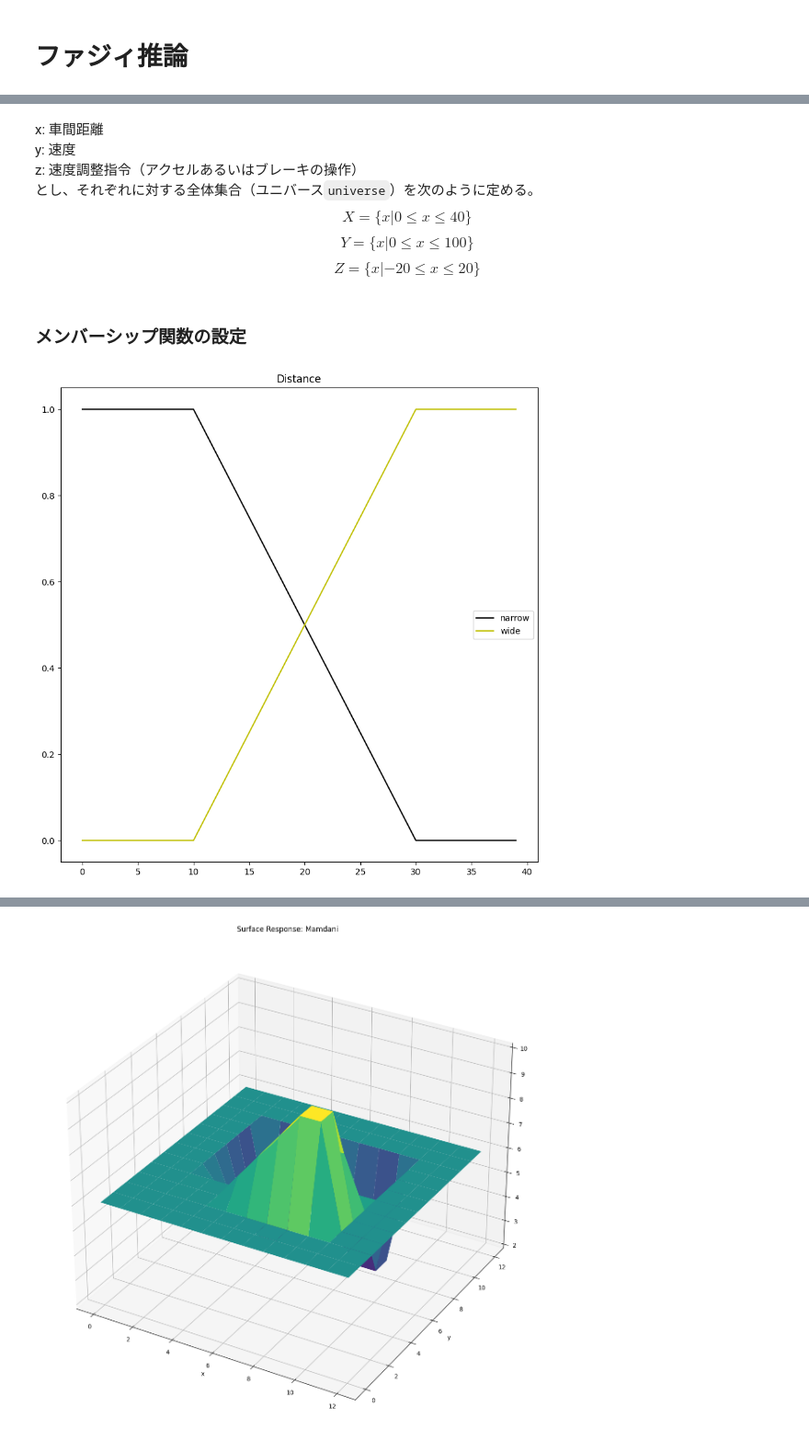
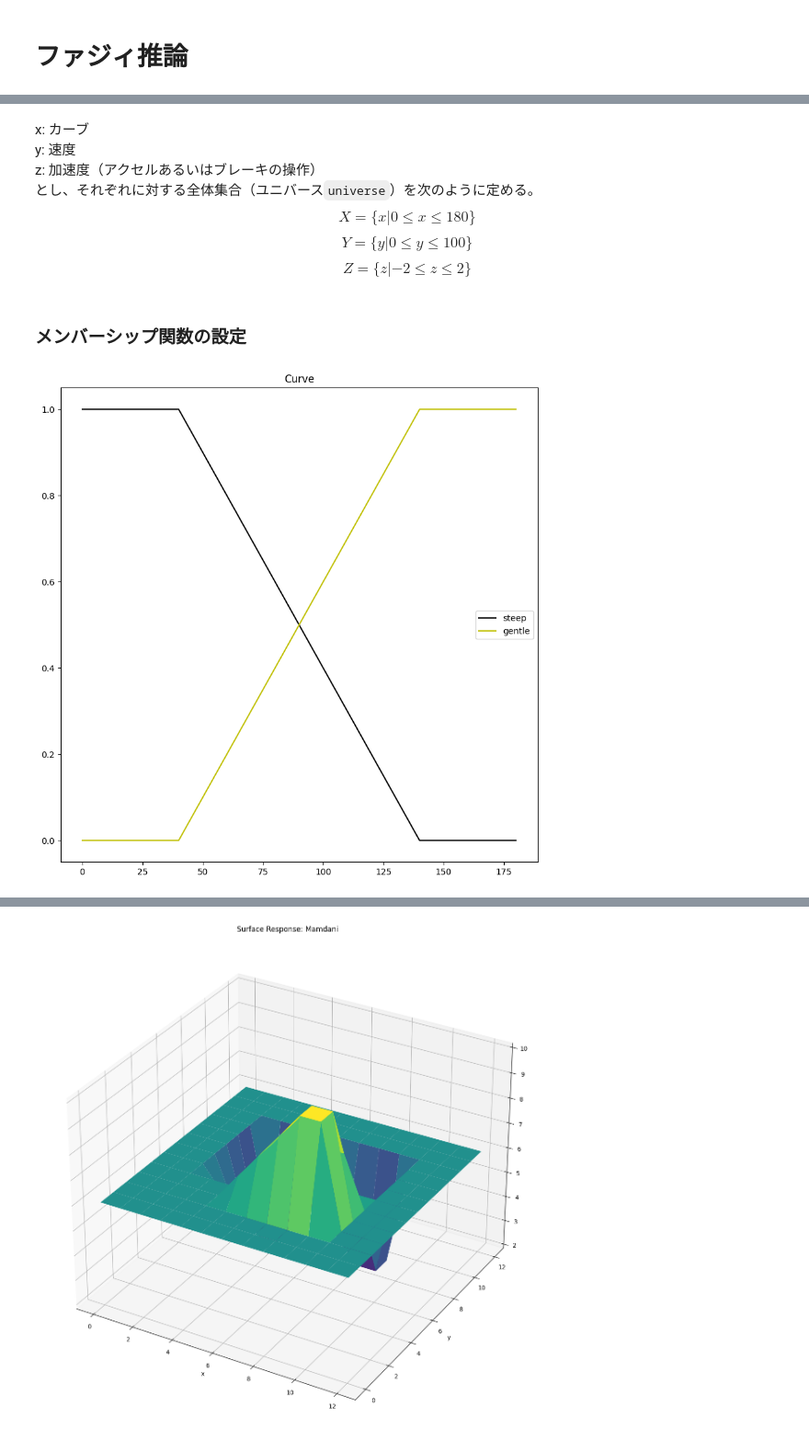
Before and after one commit to hideaki-kyutech/softcomp2023, a Jupyter notebook: fuzzy_inf_2023.ipynb, the cells around one changed output, grey strips where cells are left out. Shown at 92% size. Cells and saved outputs as stored; diff of their text form; code cells hidden in the pictures.

```diff
--- a/fuzzy_inf_2023.ipynb
+++ b/fuzzy_inf_2023.ipynb
@@ -47,20 +50,20 @@ import UPAFuzzySystems as UPAfs
 # %% [markdown]
-x: 車間距離<br>
+x: カーブ<br>
 y: 速度<br>
-z: 速度調整指令（アクセルあるいはブレーキの操作）<br>
+z: 加速度（アクセルあるいはブレーキの操作）<br>
 とし、それぞれに対する全体集合（ユニバース`universe`）を次のように定める。<br>
-$$X= \{x|0\leq x \leq 40\}$$
-$$Y= \{x|0\leq x \leq 100\}$$
-$$Z= \{x|-20\leq x \leq 20\}$$
+$$X= \{x|0\leq x \leq 180\}$$
+$$Y= \{y|0\leq y \leq 100\}$$
+$$Z= \{z|-2\leq z \leq 2\}$$
 # %% [markdown]
 ### メンバーシップ関数の設定
 # %%
-# 車間距離のメンバーシップ関数の作成
-Dist = UPAfs.fuzzy_universe('Distance', np.arange(0,40,1), 'continuous') # ユニバースの設定
-Dist.add_fuzzyset('narrow','trapmf',[0,0,10,30])  # 台形型（trapezoidal）ファジィ集合[左下, 左上, 右上, 右下]
-Dist.add_fuzzyset('wide','trapmf',[10,30,40,40]) # 台形型ファジィ集合
-Dist.view_fuzzy() # 描画
+# カーブのメンバーシップ関数の作成
+Curve = UPAfs.fuzzy_universe('Curve', np.arange(0,181,1), 'continuous') # ユニバースの設定
+Curve.add_fuzzyset('steep','trapmf',[0,0,40,140])  # 台形型（trapezoidal）ファジィ集合[左下, 左上, 右上, 右下]
+Curve.add_fuzzyset('gentle','trapmf',[40,140,180,1800]) # 台形型ファジィ集合
+Curve.view_fuzzy() # 描画
 # %% [output]
-[figure, old version]
+[figure, new version]
 # %%
 # 速度のファジィ集合
```
Also changed, not shown: parts of 38 cells of this notebook.
